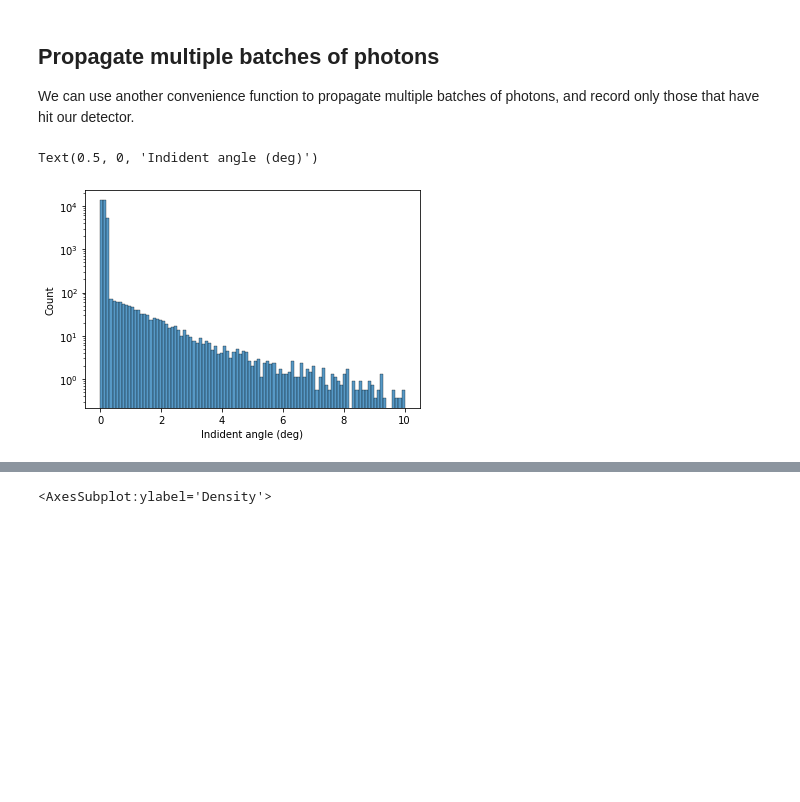
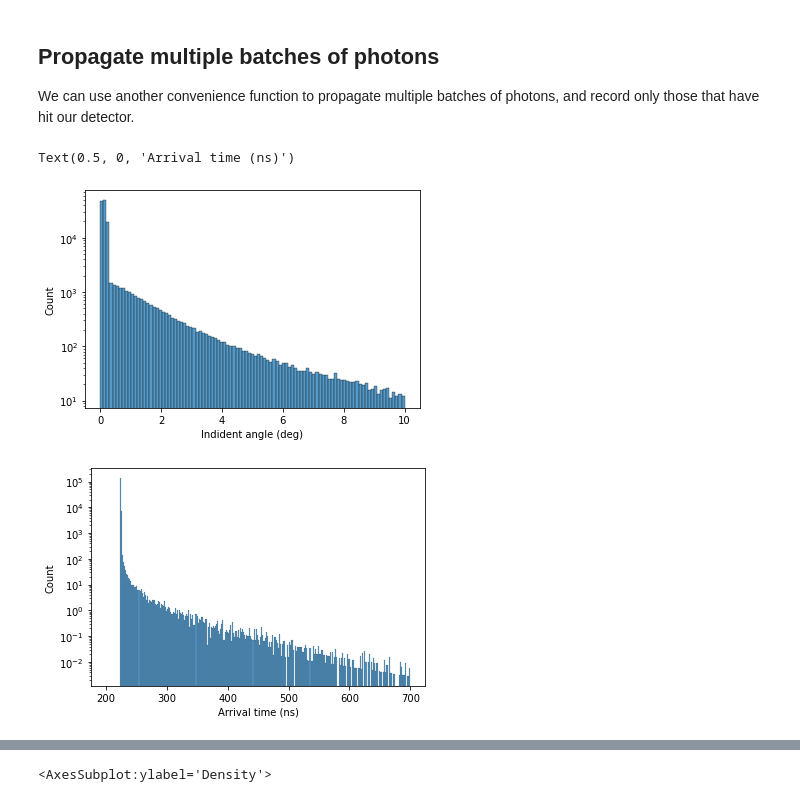
Before and after one commit to pone-software/hyperion, a Jupyter notebook: examples/photon_propagation_led.ipynb, the cells around one changed output, grey strips where cells are left out. Saved outputs shown, nothing was run; the diff lists cells and outputs as text; code cells hidden in the pictures; blank space fills up the shorter version.

```diff
--- a/examples/photon_propagation_led.ipynb
+++ b/examples/photon_propagation_led.ipynb
@@ -143,14 +139,10 @@ Text(0, 0.5, 'z[m]')
 Pick the step size such that 95% of all photons have a survival probability of < 1E-10
 # %%
 sca_len = scattering_length_function(led_wavelength)
-abs_len = make_cascadia_abs_len_func(sca_len_func_antares)(led_wavelength)
+abs_len = abs_len_func_cascadia_pessimistic(led_wavelength)
 print(f"Abs. length: {abs_len:.2f}m, Sca. length: {sca_len:.2f}m")
 
-photon_prob_cutoff = 1E-10
-steps = 7
-prop_lengths = scipy.stats.gamma.rvs(steps, scale=sca_len, size=100000)
-abs_weights = np.exp(-prop_lengths / abs_len)
-
-perc_of_score = scipy.stats.percentileofscore(abs_weights, photon_prob_cutoff)
-print(f"Percent of photons with surv prob < {photon_prob_cutoff:.0E}: {perc_of_score:.1f}")
+max_time = 500
+min_steps = calculate_min_number_steps(ref_index_func, scattering_length_function, det_dist, max_time, led_wavelength, 0.01)
+print(f"Min steps for {det_dist}m: ", min_steps)
 # %% [output]
@@ -160,7 +152,7 @@ Percent of photons with surv prob < 1E-10: 97.8
 ### Setup looping function
 # %%
 # Propagation is run until either photon intersects or max_time is reached
-loop_func = make_loop_for_n_steps(steps)
+loop_func = make_loop_for_n_steps(min_steps)
 
 # make a trajectory function
 trajec_fun = make_photon_trajectory_fun(
@@ -259,21 +251,28 @@ def collect_hits(traj_func, nphotons, nsims, seed=0, sim_limit=1e7):
 # %%
 data = collect_hits(trajec_fun_v, 5E6, 100)
 # %%
+c_medium_f = lambda wl: Constants.BaseConstants.c_vac / ref_index_func(wl)
 arriv_dirs = data[1]
 #em_dirs = data[2]
 theta = np.arccos(arriv_dirs[:, 2])
 phi = np.arccos(arriv_dirs[:, 0] / np.sin(theta))
 
 prop_dist = data[0] * c_medium_f(led_wavelength)/1E9
 abs_weight = np.exp(-prop_dist / abs_len)
 
 
 sns.histplot(x=np.degrees(theta), bins=np.linspace(0, 10, 100), weights=abs_weight)
 plt.semilogy()
 plt.xlabel("Indident angle (deg)")
+
+plt.figure()
+sns.histplot(x=data[0], bins=np.linspace(200, 700, 300), weights=abs_weight)
+plt.semilogy()
+plt.xlabel("Arrival time (ns)")
 # %% [output]
-Text(0.5, 0, 'Indident angle (deg)')
+Text(0.5, 0, 'Arrival time (ns)')
-[figure, old version]
+[figure, new version]
+[figure, added]
 # %%
 second_scattering_length_function = lambda wl: 100
 
```
Also changed, not shown: parts of 9 cells of this notebook, 1 other file.
